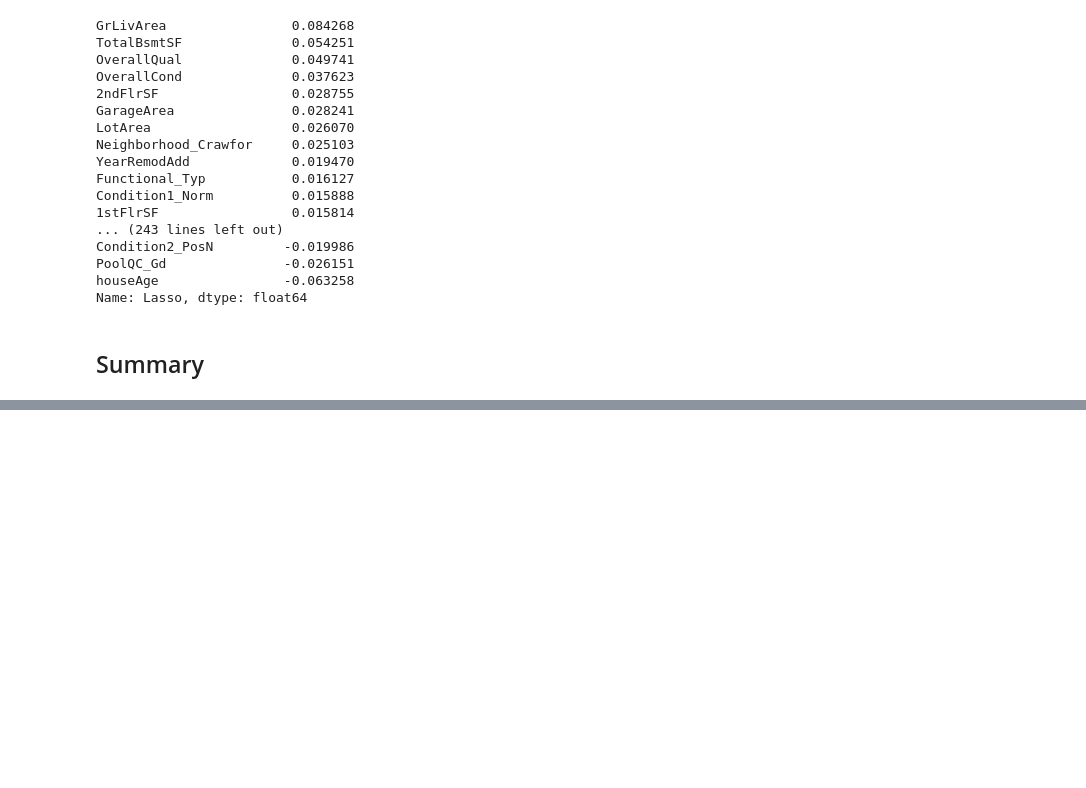
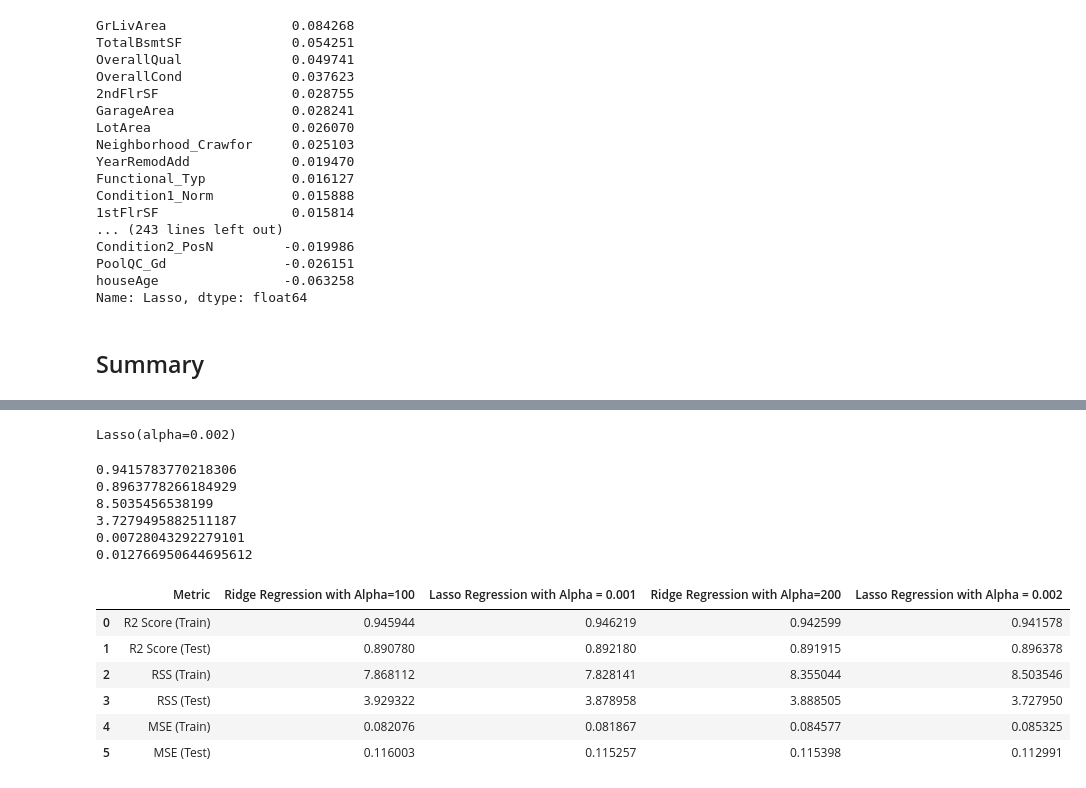
Before and after one commit to bharathhegde/SurpriseHousing, a Jupyter notebook: Suprise Housing.ipynb, the cells around one changed output, grey strips where cells are left out. Saved outputs shown, nothing was run; the diff lists cells and outputs as text; code cells hidden in the pictures; blank space fills up the shorter version.

```diff
--- a/Suprise Housing.ipynb
+++ b/Suprise Housing.ipynb
@@ -688,0 +712,4 @@ GarageArea               0.022595
+# %%
+ridge = Ridge(alpha=200)
+
+ridge.fit(X_train, y_train)
@@ -688,0 +775,70 @@ GarageArea               0.022595
+# %%
+# For lasso
+lasso = Lasso(alpha=0.002 )
+
+lasso.fit(X_train, y_train)
+# %% [output]
+Lasso(alpha=0.002)
+# %%
+# Lets calculate some metrics such as R2 score, RSS and RMSE
+y_pred_train = lasso.predict(X_train)
+y_pred_test = lasso.predict(X_test)
+
+metric5 = []
+r2_train_lr = r2_score(y_train, y_pred_train)
+print(r2_train_lr)
+metric5.append(r2_train_lr)
+
+r2_test_lr = r2_score(y_test, y_pred_test)
+print(r2_test_lr)
+metric5.append(r2_test_lr)
+
+rss1_lr = np.sum(np.square(y_train - y_pred_train))
+print(rss1_lr)
+metric5.append(rss1_lr)
+
+rss2_lr = np.sum(np.square(y_test - y_pred_test))
+print(rss2_lr)
+metric5.append(rss2_lr)
+
+mse_train_lr = mean_squared_error(y_train, y_pred_train)
+print(mse_train_lr)
+metric5.append(mse_train_lr**0.5)
+
+mse_test_lr = mean_squared_error(y_test, y_pred_test)
+print(mse_test_lr)
+metric5.append(mse_test_lr**0.5)
+# %% [output]
+0.9415783770218306
+0.8963778266184929
+8.5035456538199
+3.7279495882511187
+0.00728043292279101
+0.012766950644695612
+# %%
+# Creating a table which contain all the metrics
+
+headings_table = {'Metric': ['R2 Score (Train)','R2 Score (Test)','RSS (Train)','RSS (Test)',
+                       'MSE (Train)','MSE (Test)'],
+        'Linear Regression': metric
+        }
+
+metric_table = pd.DataFrame(headings_table ,columns = ['Metric'] )
+
+rg_metric = pd.Series(metric2, name = 'Ridge Regression with Alpha=100')
+ls_metric = pd.Series(metric3, name = 'Lasso Regression with Alpha = 0.001')
+
+rg_metric2 = pd.Series(metric4, name = 'Ridge Regression with Alpha=200')
+ls_metric2 = pd.Series(metric5, name = 'Lasso Regression with Alpha = 0.002')
+
+final_metric = pd.concat([metric_table, rg_metric, ls_metric, rg_metric2, ls_metric2 ], axis = 1)
+
+final_metric
+# %% [output]
+|  | Metric | Ridge Regression with Alpha=100 | Lasso Regression with Alpha = 0.001 | Ridge Regression with Alpha=200 | Lasso Regression with Alpha = 0.002 |
+| 0 | R2 Score (Train) | 0.945944 | 0.946219 | 0.942599 | 0.941578 |
+| 1 | R2 Score (Test) | 0.890780 | 0.892180 | 0.891915 | 0.896378 |
+| 2 | RSS (Train) | 7.868112 | 7.828141 | 8.355044 | 8.503546 |
+| 3 | RSS (Test) | 3.929322 | 3.878958 | 3.888505 | 3.727950 |
+| 4 | MSE (Train) | 0.082076 | 0.081867 | 0.084577 | 0.085325 |
+| 5 | MSE (Test) | 0.116003 | 0.115257 | 0.115398 | 0.112991 |
```
Also changed, not shown: parts of 21 cells of this notebook, 3 other files.
